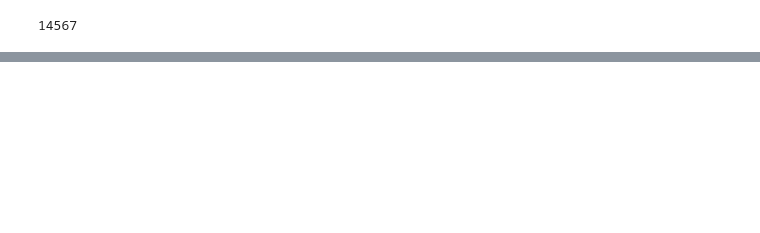
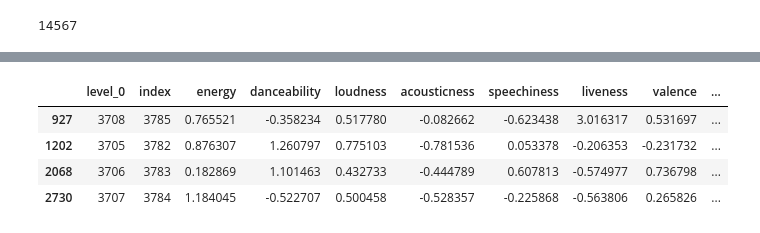
Before and after one commit to fjgarciaes/Proyecto-Final-Spotify, a Jupyter notebook: Spotify data proyecto final.ipynb, the cells around one changed output, grey strips where cells are left out. Drawn from its saved outputs; the diff is of its cells as text; code cells hidden in the pictures; blank space fills up the shorter version.

```diff
--- a/Spotify data proyecto final.ipynb
+++ b/Spotify data proyecto final.ipynb
@@ -1085,0 +1076,2 @@ pandas.core.series.Series
+# %%
+indices = list(x_test.index)
@@ -1085,0 +1080,2 @@ pandas.core.series.Series
+# %%
+probab = hit_or_not_normal.iloc[indices].reset_index()
@@ -1085,0 +1090,2 @@ pandas.core.series.Series
+# %%
+pred = pd.Series(y_pred6)
@@ -1085,0 +1094,2 @@ pandas.core.series.Series
+# %%
+probab['prediccion'] = pred
@@ -1085,0 +1104,9 @@ pandas.core.series.Series
+# %%
+probab['fallo'] = probab['top_hit'] - probab['prediccion']
+probab[probab['fallo']!=0]
+# %% [output]
+|  | level_0 | index | energy | danceability | loudness | acousticness | speechiness | liveness | valence | ... |
+| 927 | 3708 | 3785 | 0.765521 | -0.358234 | 0.517780 | -0.082662 | -0.623438 | 3.016317 | 0.531697 | ... |
+| 1202 | 3705 | 3782 | 0.876307 | 1.260797 | 0.775103 | -0.781536 | 0.053378 | -0.206353 | -0.231732 | ... |
+| 2068 | 3706 | 3783 | 0.182869 | 1.101463 | 0.432733 | -0.444789 | 0.607813 | -0.574977 | 0.736798 | ... |
+| 2730 | 3707 | 3784 | 1.184045 | -0.522707 | 0.500458 | -0.528357 | -0.225868 | -0.563806 | 0.265826 | ... |
```
Also changed, not shown: parts of 74 cells of this notebook, 5 other files.
